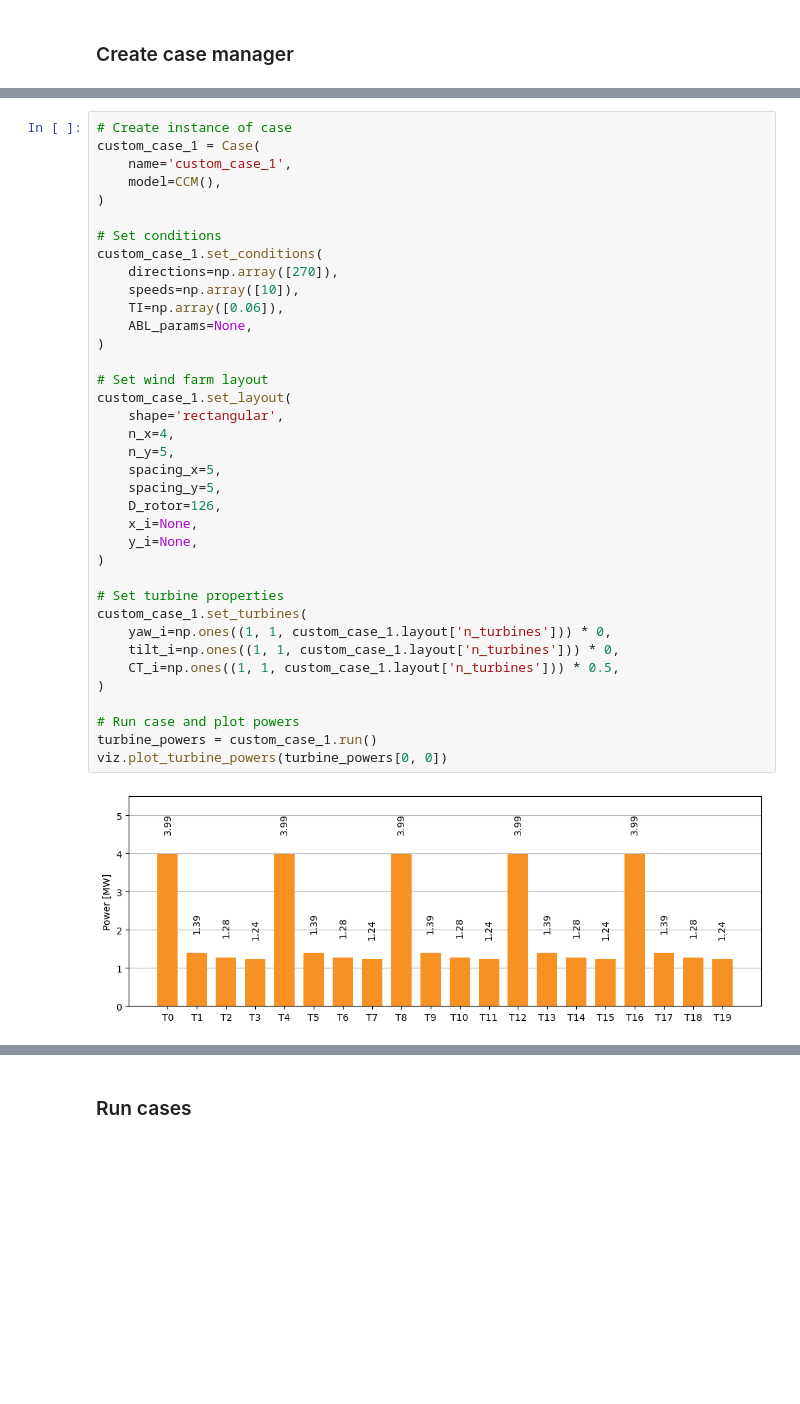
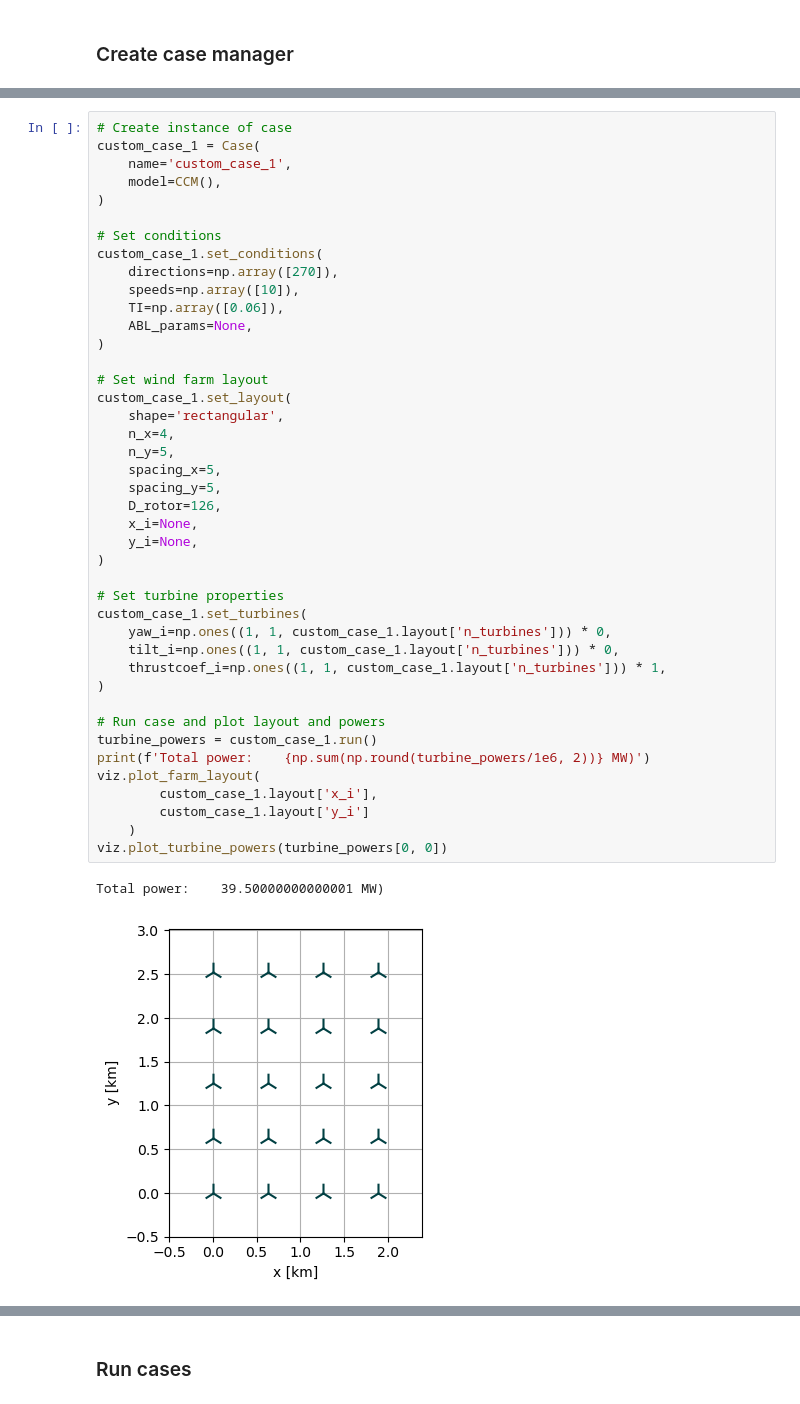
Before and after one commit to chrisosse/TouchWind_Optimization_Framework, a Jupyter notebook: framework_test.ipynb, the cells around one changed output, grey strips where cells are left out. Saved outputs shown, nothing was run; the diff lists cells and outputs as text; blank space fills up the shorter version.

Commit message:
Fix optimization CT and start plot flowfield

```diff
--- a/framework_test.ipynb
+++ b/framework_test.ipynb
@@ -90,33 +78,39 @@ custom_case_1 = Case(
 
 # Set conditions
 custom_case_1.set_conditions(
     directions=np.array([270]),
     speeds=np.array([10]),
     TI=np.array([0.06]),
     ABL_params=None,
 )
 
 # Set wind farm layout
 custom_case_1.set_layout(
     shape='rectangular',
     n_x=4,
     n_y=5,
     spacing_x=5,
     spacing_y=5,
     D_rotor=126,
     x_i=None,
     y_i=None,
 )
 
 # Set turbine properties
 custom_case_1.set_turbines(
     yaw_i=np.ones((1, 1, custom_case_1.layout['n_turbines'])) * 0,
     tilt_i=np.ones((1, 1, custom_case_1.layout['n_turbines'])) * 0,
-    CT_i=np.ones((1, 1, custom_case_1.layout['n_turbines'])) * 0.5,
+    thrustcoef_i=np.ones((1, 1, custom_case_1.layout['n_turbines'])) * 1,
 )
 
-# Run case and plot powers
+# Run case and plot layout and powers
 turbine_powers = custom_case_1.run()
+print(f'Total power:    {np.sum(np.round(turbine_powers/1e6, 2))} MW)')
+viz.plot_farm_layout(
+        custom_case_1.layout['x_i'],
+        custom_case_1.layout['y_i']
+    )
 viz.plot_turbine_powers(turbine_powers[0, 0])
 # %% [output]
+Total power:    39.50000000000001 MW)
-[figure, old version]
+[figure, new version]
```
Also changed, not shown: parts of 18 cells of this notebook, 4 other files.
